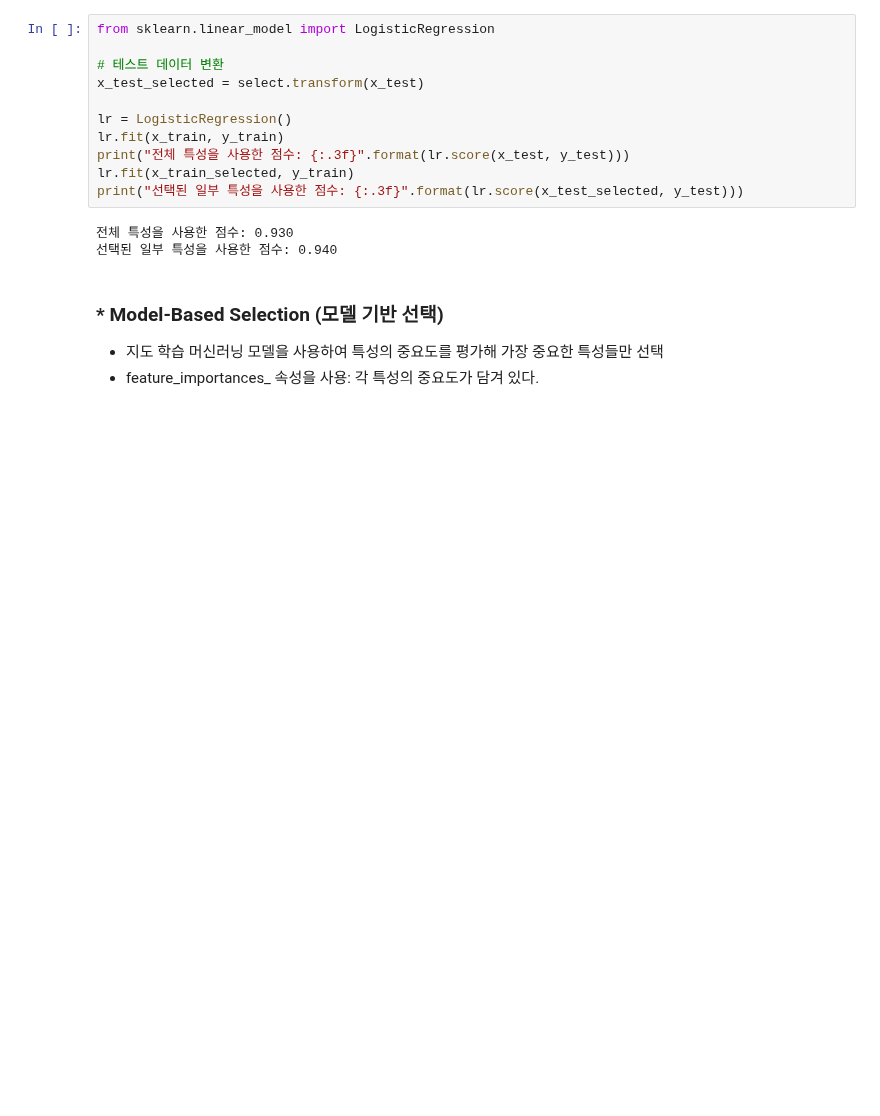
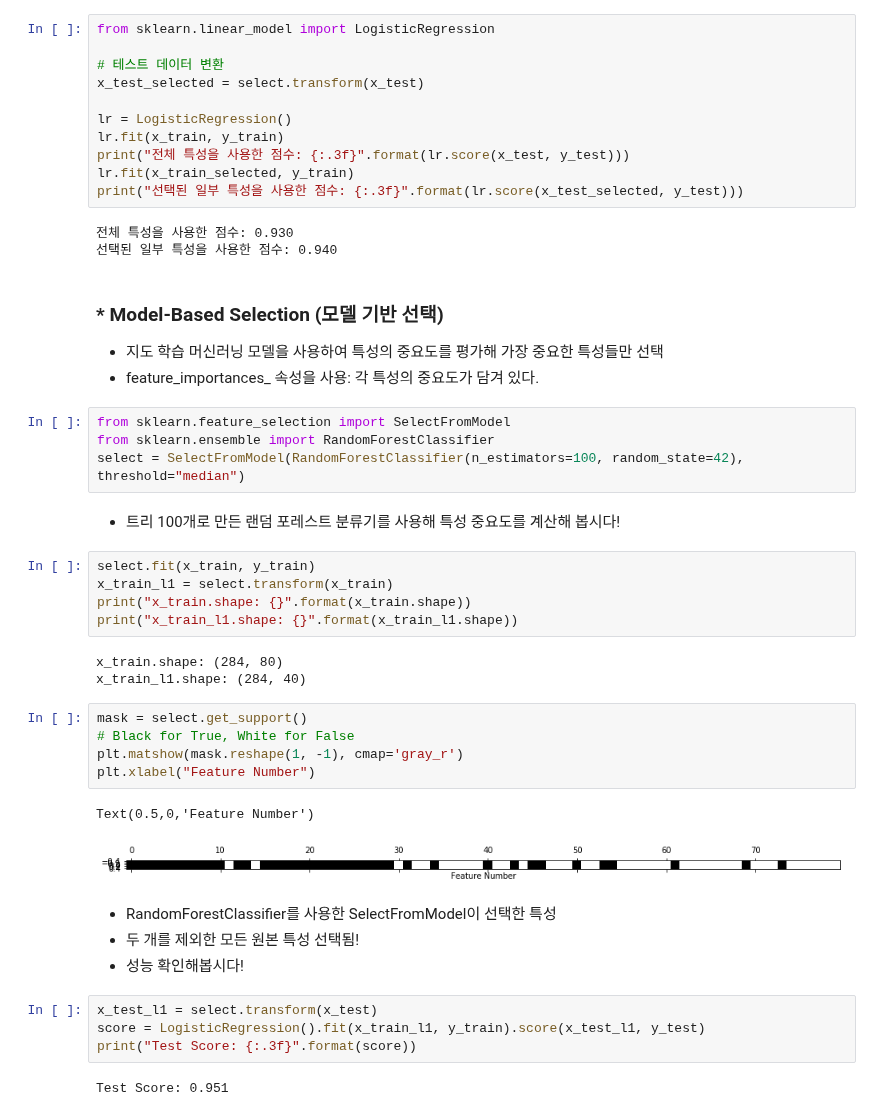
Before and after one commit to JMmmmuu/ML, a Jupyter notebook: IntroToMLwithPython/4_RepresentingData_n_EngineeringFeatures.ipynb, the cells around one changed output. Saved outputs shown, nothing was run; the diff lists cells and outputs as text; blank space fills up the shorter version.

Commit message:
Select Features - Iterative Selection

```diff
--- a/IntroToMLwithPython/4_RepresentingData_n_EngineeringFeatures.ipynb
+++ b/IntroToMLwithPython/4_RepresentingData_n_EngineeringFeatures.ipynb
@@ -569,3 +569,35 @@ print("선택된 일부 특성을 사용한 점수: {:.3f}".format(lr.score(x_te
 
 * 지도 학습 머신러닝 모델을 사용하여 특성의 중요도를 평가해 가장 중요한 특성들만 선택
 * feature_importances_ 속성을 사용: 각 특성의 중요도가 담겨 있다.
+# %%
+from sklearn.feature_selection import SelectFromModel
+from sklearn.ensemble import RandomForestClassifier
+select = SelectFromModel(RandomForestClassifier(n_estimators=100, random_state=42), threshold="median")
+# %% [markdown]
+* 트리 100개로 만든 랜덤 포레스트 분류기를 사용해 특성 중요도를 계산해 봅시다!
+# %%
+select.fit(x_train, y_train)
+x_train_l1 = select.transform(x_train)
+print("x_train.shape: {}".format(x_train.shape))
+print("x_train_l1.shape: {}".format(x_train_l1.shape))
+# %% [output]
+x_train.shape: (284, 80)
+x_train_l1.shape: (284, 40)
+# %%
+mask = select.get_support()
+# Black for True, White for False
+plt.matshow(mask.reshape(1, -1), cmap='gray_r')
+plt.xlabel("Feature Number")
+# %% [output]
+Text(0.5,0,'Feature Number')
+[figure, added]
+# %% [markdown]
+* RandomForestClassifier를 사용한 SelectFromModel이 선택한 특성
+* 두 개를 제외한 모든 원본 특성 선택됨!
+* 성능 확인해봅시다!
+# %%
+x_test_l1 = select.transform(x_test)
+score = LogisticRegression().fit(x_train_l1, y_train).score(x_test_l1, y_test)
+print("Test Score: {:.3f}".format(score))
+# %% [output]
+Test Score: 0.951
```
Also changed, not shown: parts of 5 cells of this notebook.
